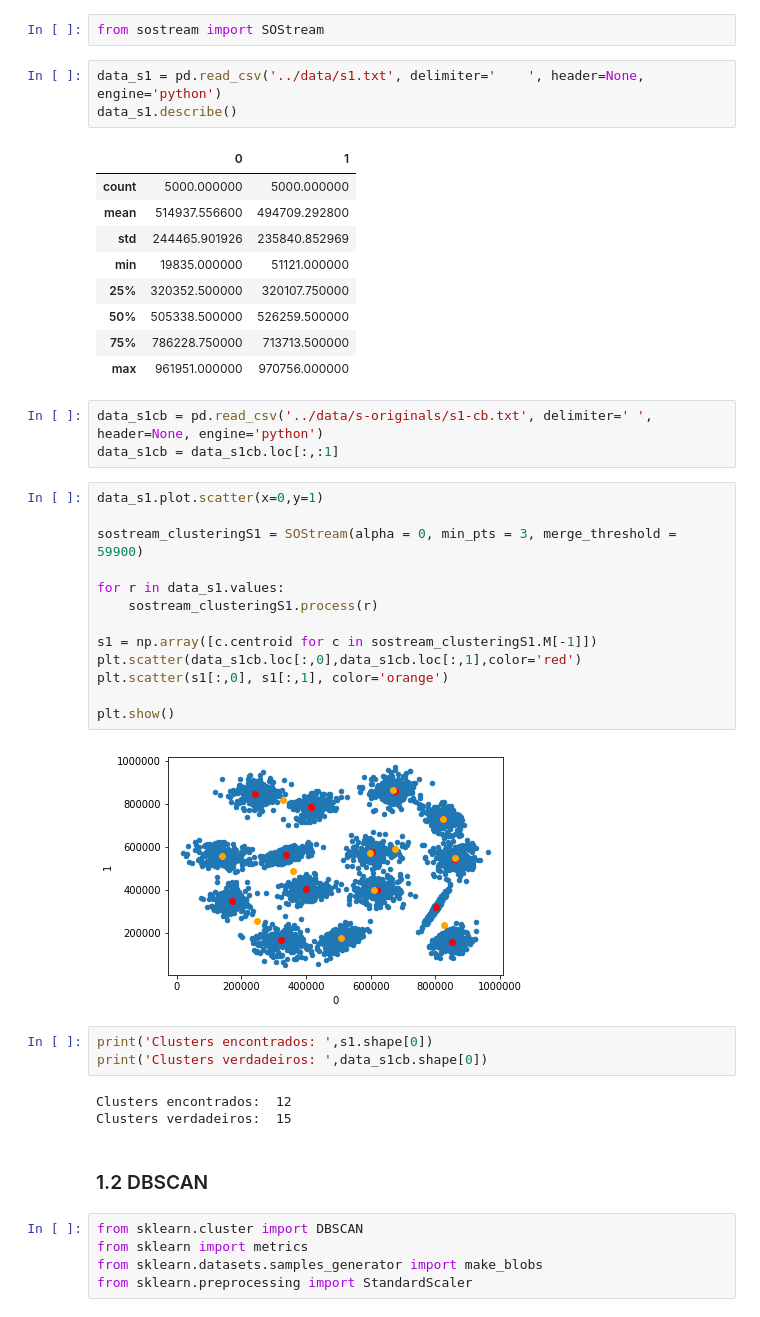
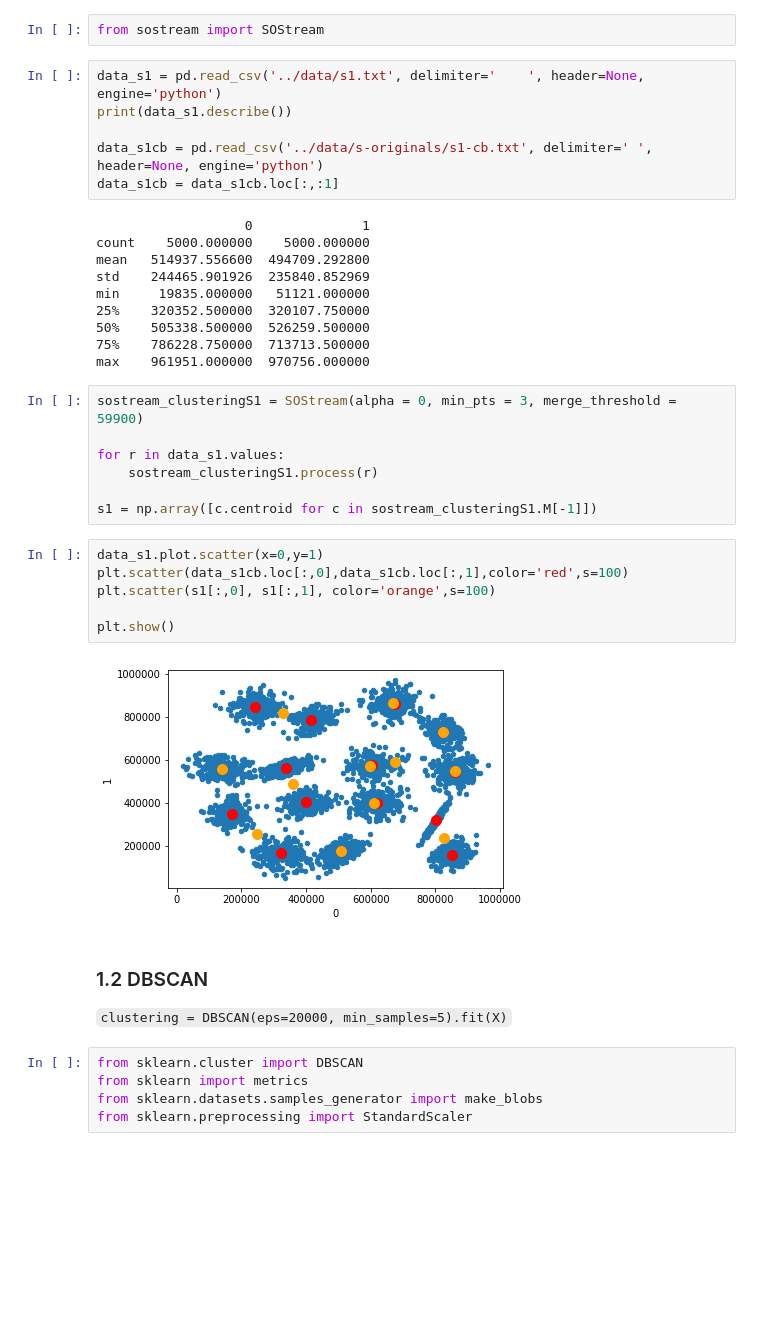
Before and after one commit to ruteee/SOStream, a Jupyter notebook: src/SOStream_and_DBSCAN.ipynb, the cells around one changed output. Saved outputs shown, nothing was run; the diff lists cells and outputs as text; blank space fills up the shorter version.

```diff
--- a/src/SOStream_and_DBSCAN.ipynb
+++ b/src/SOStream_and_DBSCAN.ipynb
@@ -16,43 +25,39 @@ import matplotlib.pyplot as plt
 from sostream import SOStream
 # %%
 data_s1 = pd.read_csv('../data/s1.txt', delimiter='    ', header=None, engine='python')
-data_s1.describe()
+print(data_s1.describe())
+
+data_s1cb = pd.read_csv('../data/s-originals/s1-cb.txt', delimiter=' ', header=None, engine='python')
+data_s1cb = data_s1cb.loc[:,:1]
 # %% [output]
-|  | 0 | 1 |
-| count | 5000.000000 | 5000.000000 |
-| mean | 514937.556600 | 494709.292800 |
-| std | 244465.901926 | 235840.852969 |
-| min | 19835.000000 | 51121.000000 |
-| 25% | 320352.500000 | 320107.750000 |
-| 50% | 505338.500000 | 526259.500000 |
-| 75% | 786228.750000 | 713713.500000 |
-| max | 961951.000000 | 970756.000000 |
+                   0              1
+count    5000.000000    5000.000000
+mean   514937.556600  494709.292800
+std    244465.901926  235840.852969
+min     19835.000000   51121.000000
+25%    320352.500000  320107.750000
+50%    505338.500000  526259.500000
+75%    786228.750000  713713.500000
+max    961951.000000  970756.000000
-# %%
-data_s1cb = pd.read_csv('../data/s-originals/s1-cb.txt', delimiter=' ', header=None, engine='python')
-data_s1cb = data_s1cb.loc[:,:1]
 # %%
-data_s1.plot.scatter(x=0,y=1)
-
 sostream_clusteringS1 = SOStream(alpha = 0, min_pts = 3, merge_threshold = 59900)
 
 for r in data_s1.values:
     sostream_clusteringS1.process(r)
 
 s1 = np.array([c.centroid for c in sostream_clusteringS1.M[-1]])
-plt.scatter(data_s1cb.loc[:,0],data_s1cb.loc[:,1],color='red')
-plt.scatter(s1[:,0], s1[:,1], color='orange')
-
-plt.show()
-# %% [output]
-[figure, removed]
-# %%
-print('Clusters encontrados: ',s1.shape[0])
-print('Clusters verdadeiros: ',data_s1cb.shape[0])
-# %% [output]
-Clusters encontrados:  12
-Clusters verdadeiros:  15
+# %%
+data_s1.plot.scatter(x=0,y=1)
+plt.scatter(data_s1cb.loc[:,0],data_s1cb.loc[:,1],color='red',s=100)
+plt.scatter(s1[:,0], s1[:,1], color='orange',s=100)
+
+plt.show()
+# %% [output]
+[figure, added]
 # %% [markdown]
 ### 1.2 DBSCAN
+
+`clustering = DBSCAN(eps=20000, min_samples=5).fit(X)`
 # %%
 from sklearn.cluster import DBSCAN
 from sklearn import metrics
```
Also changed, not shown: parts of 47 cells of this notebook.
